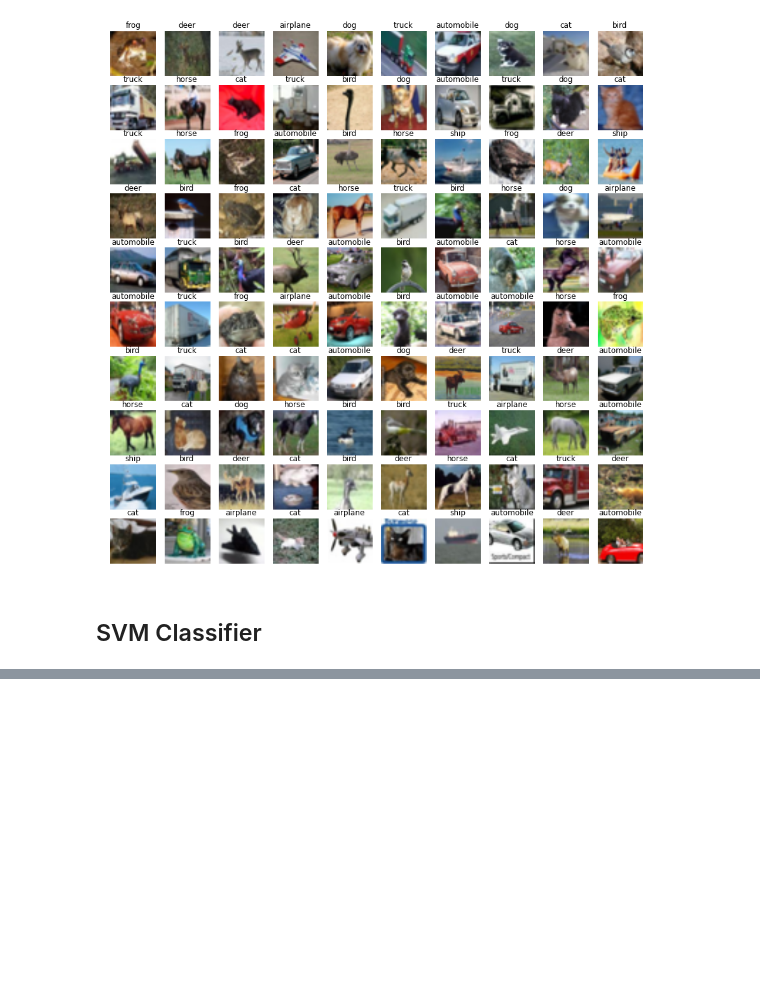
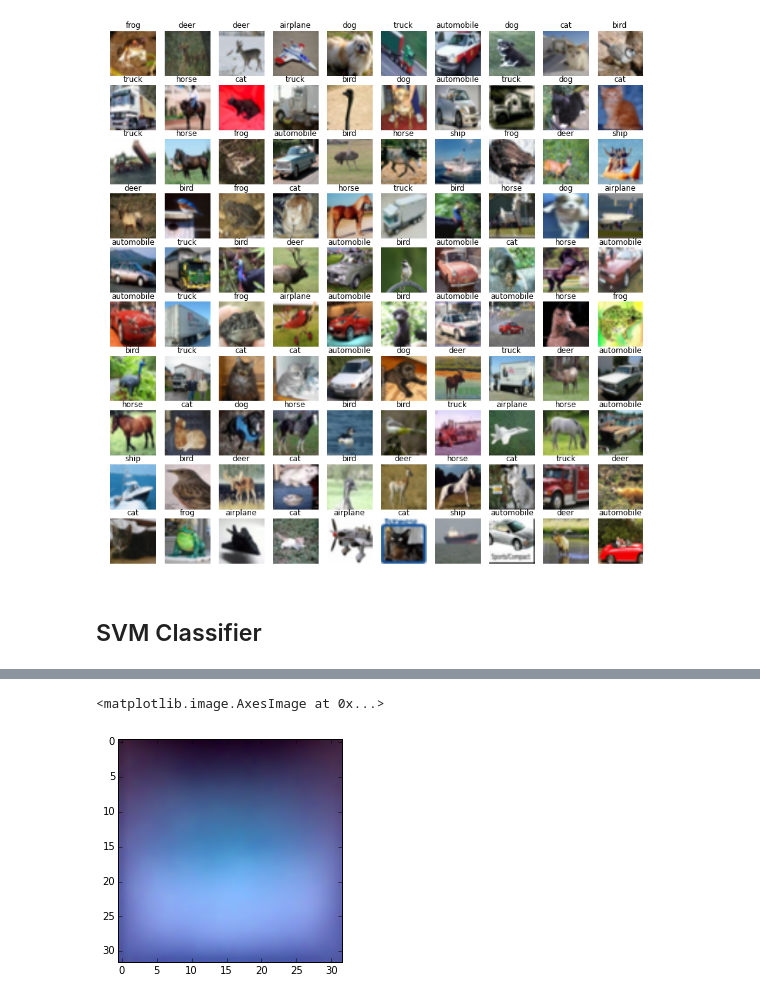
Before and after one commit to stormy-ua/MachineLearning, a Jupyter notebook: CIFAR-10/CIFAR-10 - Linear Classification.ipynb, the cells around one changed output, grey strips where cells are left out. Saved outputs shown, nothing was run; the diff lists cells and outputs as text; code cells hidden in the pictures; blank space fills up the shorter version.

```diff
--- a/CIFAR-10/CIFAR-10 - Linear Classification.ipynb
+++ b/CIFAR-10/CIFAR-10 - Linear Classification.ipynb
@@ -154,0 +197,8 @@ plt.ylabel('Loss')
+# %%
+weights = svm.W[0, 1:] - np.min(svm.W[0, 1:])
+weights = weights/np.max(weights)
+weights = np.array(weights*255, dtype=np.uint8)
+plt.imshow(weights.reshape(3, 32, 32).transpose(1, 2, 0))
+# %% [output]
+<matplotlib.image.AxesImage at 0x...>
+[figure, added]
```
Also changed, not shown: parts of 19 cells of this notebook.
